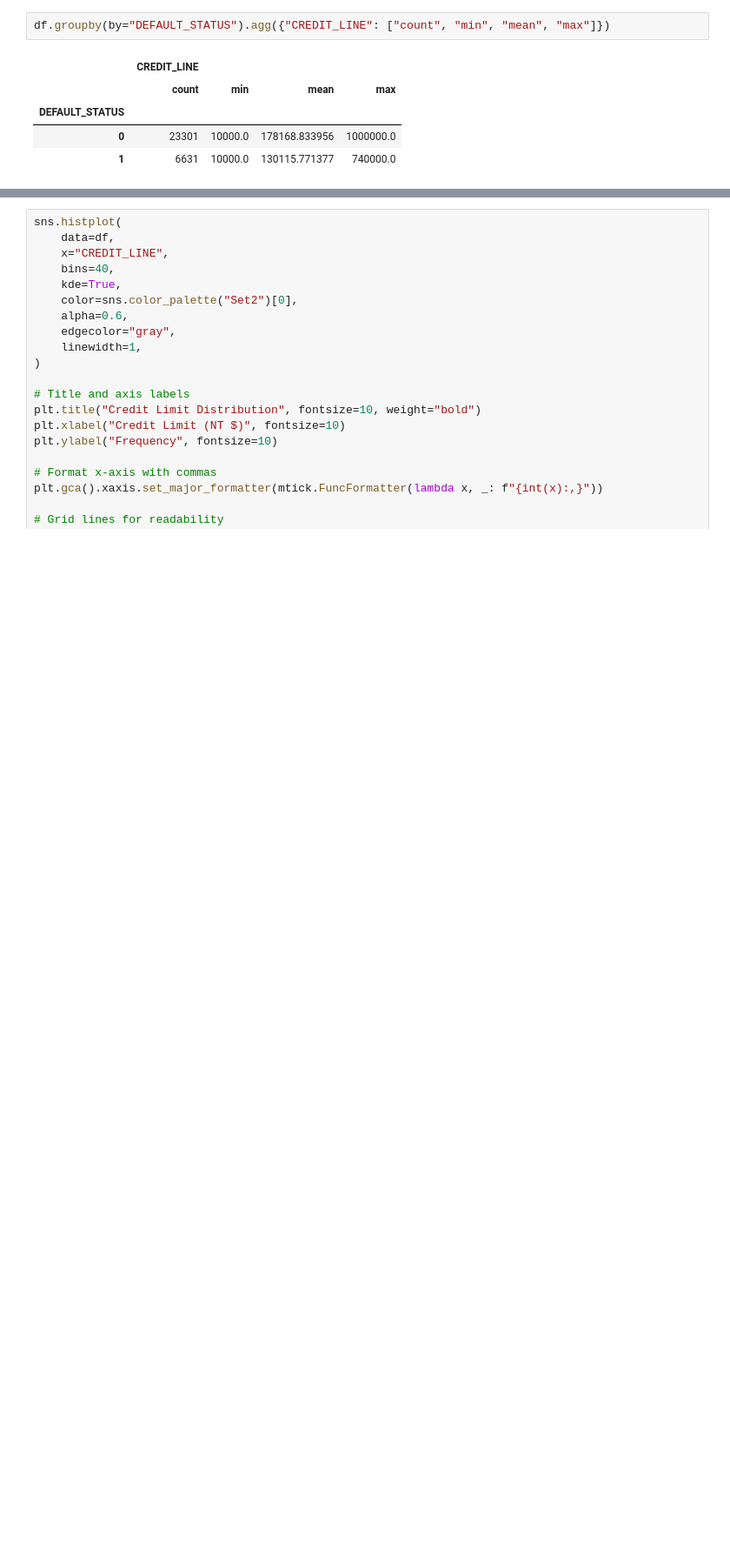
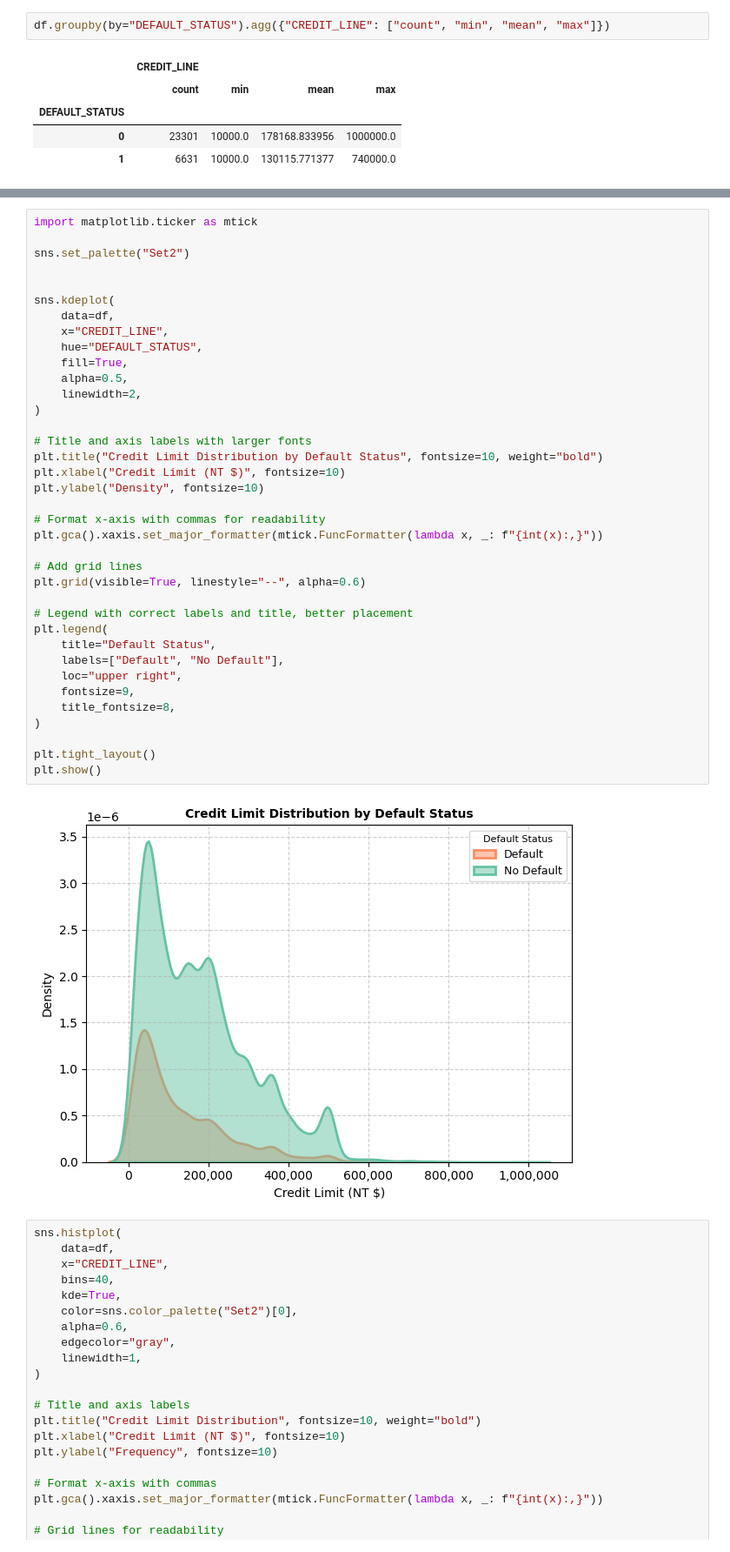
Before and after one commit to ammylin/MATH_789_final_project, a Jupyter notebook: 00_eda_final.ipynb, the cells around one changed output, grey strips where cells are left out. Shown at 87% size. Saved outputs shown, nothing was run; the diff lists cells and outputs as text; blank space fills up the shorter version.

Commit message:
Update visualization

```diff
--- a/00_eda_final.ipynb
+++ b/00_eda_final.ipynb
@@ -706,3 +680,42 @@ plt.show()
+# %%
+import matplotlib.ticker as mtick
+
+sns.set_palette("Set2")
+
+
+sns.kdeplot(
+    data=df,
+    x="CREDIT_LINE",
+    hue="DEFAULT_STATUS",
+    fill=True,
+    alpha=0.5,
+    linewidth=2,
+)
+
+# Title and axis labels with larger fonts
+plt.title("Credit Limit Distribution by Default Status", fontsize=10, weight="bold")
+plt.xlabel("Credit Limit (NT $)", fontsize=10)
+plt.ylabel("Density", fontsize=10)
+
+# Format x-axis with commas for readability
+plt.gca().xaxis.set_major_formatter(mtick.FuncFormatter(lambda x, _: f"{int(x):,}"))
+
+# Add grid lines
+plt.grid(visible=True, linestyle="--", alpha=0.6)
+
+# Legend with correct labels and title, better placement
+plt.legend(
+    title="Default Status",
+    labels=["Default", "No Default"],
+    loc="upper right",
+    fontsize=9,
+    title_fontsize=8,
+)
+
+plt.tight_layout()
+plt.show()
+# %% [output]
+[figure, added]
 # %%
 sns.histplot(
     data=df,
```
Also changed, not shown: parts of 2 cells of this notebook.
